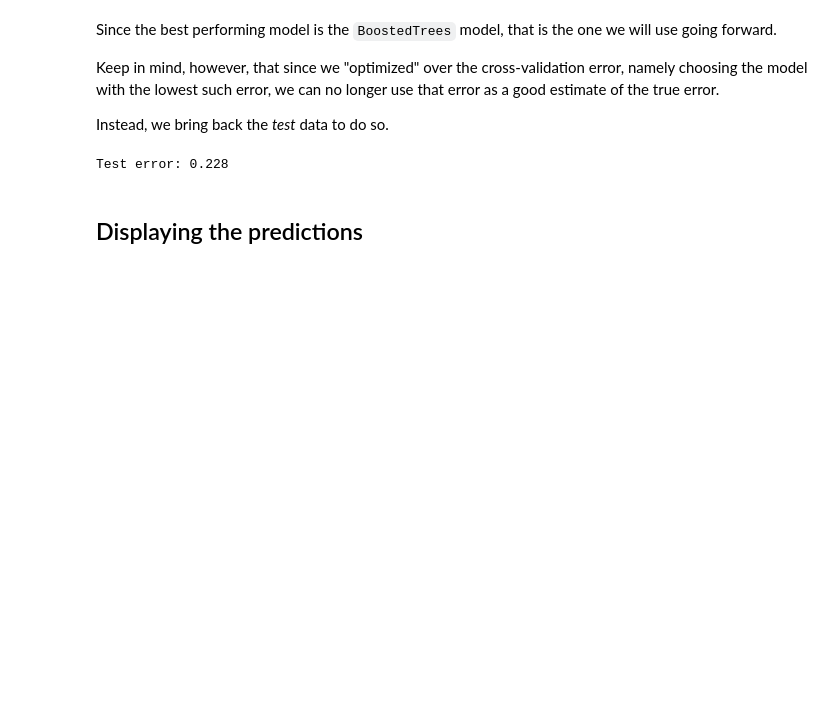
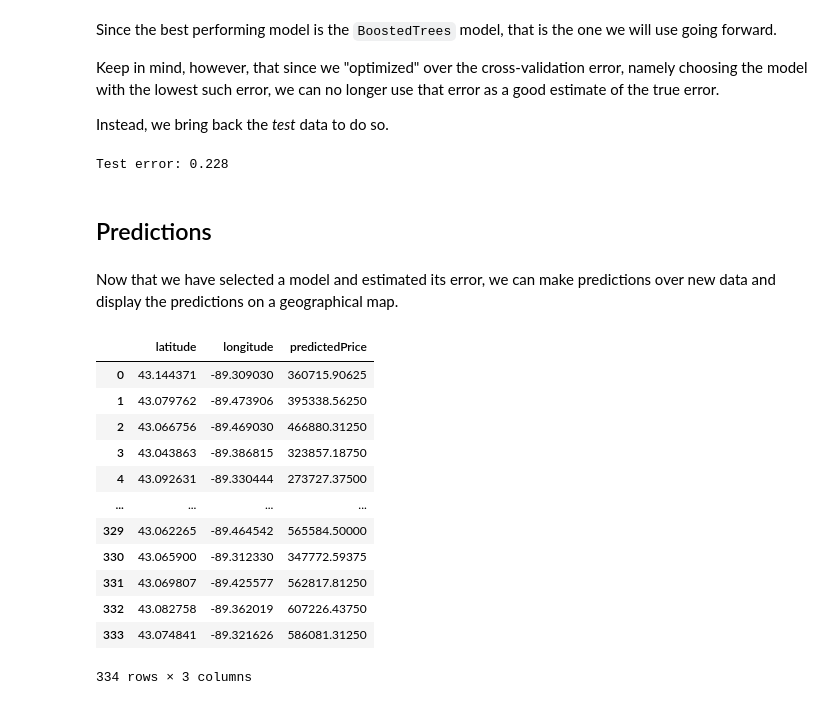
Before and after one commit to aremondtiedrez/hopus, a Jupyter notebook: demo.ipynb, the cells around one changed output. Saved outputs shown, nothing was run; the diff lists cells and outputs as text; code cells hidden in the pictures; blank space fills up the shorter version.

Commit message:
In progress: Predictions

```diff
--- a/demo.ipynb
+++ b/demo.ipynb
@@ -397,4 +423,43 @@ print(f"Test error: {test_rmse:.3f}")
 # %% [output]
 Test error: 0.228
 # %% [markdown]
-## Displaying the predictions
+## Predictions
+# %% [markdown]
+Now that we have selected a model and estimated its error,
+we can make predictions over new data and display the predictions
+on a geographical map.
+# %%
+# Load new data (here, for simplicity, we use the test data as new data)
+data = hopus.demo.load_test_data()
+geographical_data = data[["latitude", "longitude"]]
+
+# Load the model
+model = hopus.demo.load_trained_model("BoostedTrees")
+
+# Make predictions
+hopus.preprocessing.property_listings.group_columns(data)
+features = data[["keyPredictionFeatures", "auxiliaryPredictionFeatures"]]
+predictions = np.exp(model.predict(features))
+
+# Format the predictions and combine them with the geographical data
+predictions = pd.Series(predictions)
+predictions.name = "predictedPrice"
+geographical_data.reset_index(inplace=True)
+del geographical_data["index"]
+geographical_predictions = pd.concat([geographical_data, predictions], axis=1)
+# %%
+geographical_predictions
+# %% [output]
+|  | latitude | longitude | predictedPrice |
+| 0 | 43.144371 | -89.309030 | 360715.90625 |
+| 1 | 43.079762 | -89.473906 | 395338.56250 |
+| 2 | 43.066756 | -89.469030 | 466880.31250 |
+| 3 | 43.043863 | -89.386815 | 323857.18750 |
+| 4 | 43.092631 | -89.330444 | 273727.37500 |
+| ... | ... | ... | ... |
+| 329 | 43.062265 | -89.464542 | 565584.50000 |
+| 330 | 43.065900 | -89.312330 | 347772.59375 |
+| 331 | 43.069807 | -89.425577 | 562817.81250 |
+| 332 | 43.082758 | -89.362019 | 607226.43750 |
+| 333 | 43.074841 | -89.321626 | 586081.31250 |
+334 rows × 3 columns
```
Also changed, not shown: parts of 5 cells of this notebook.
